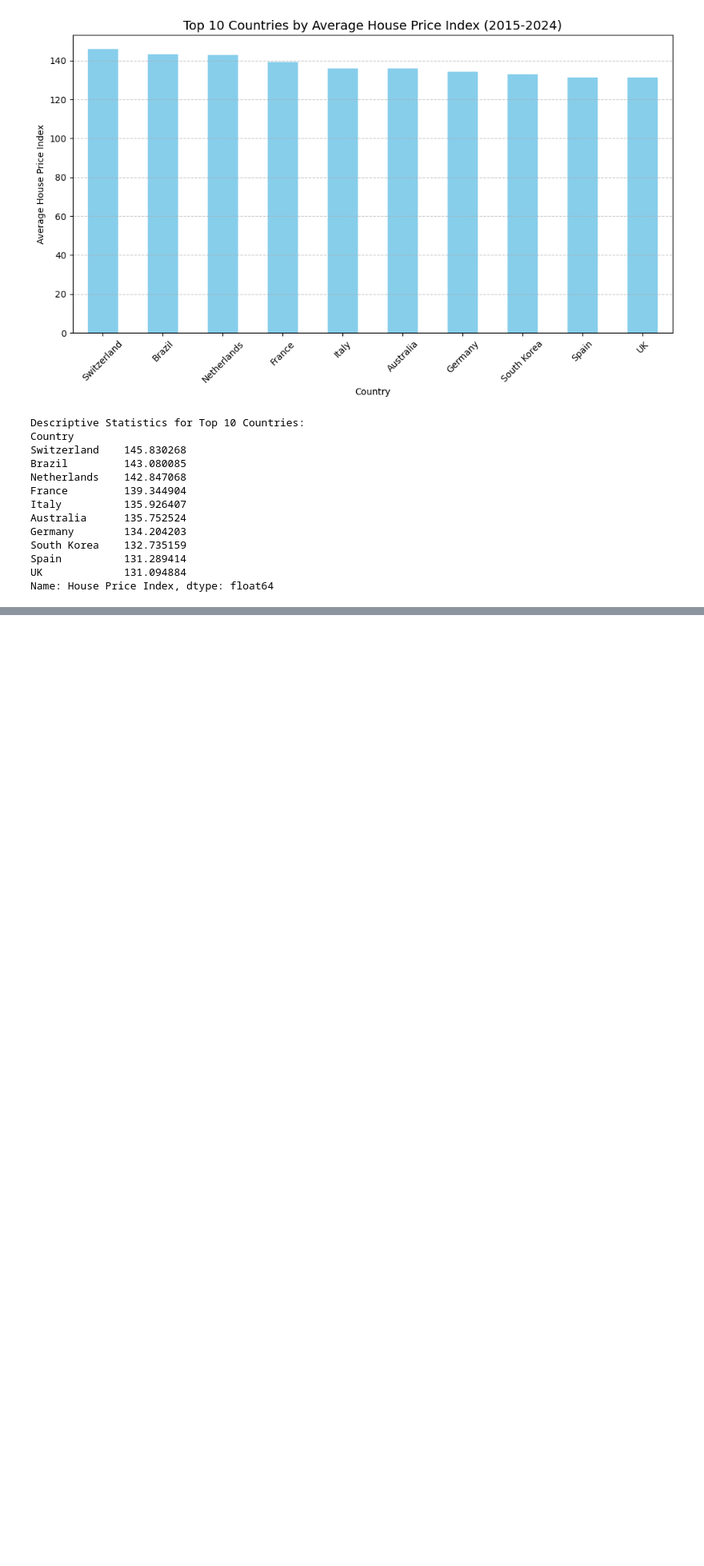
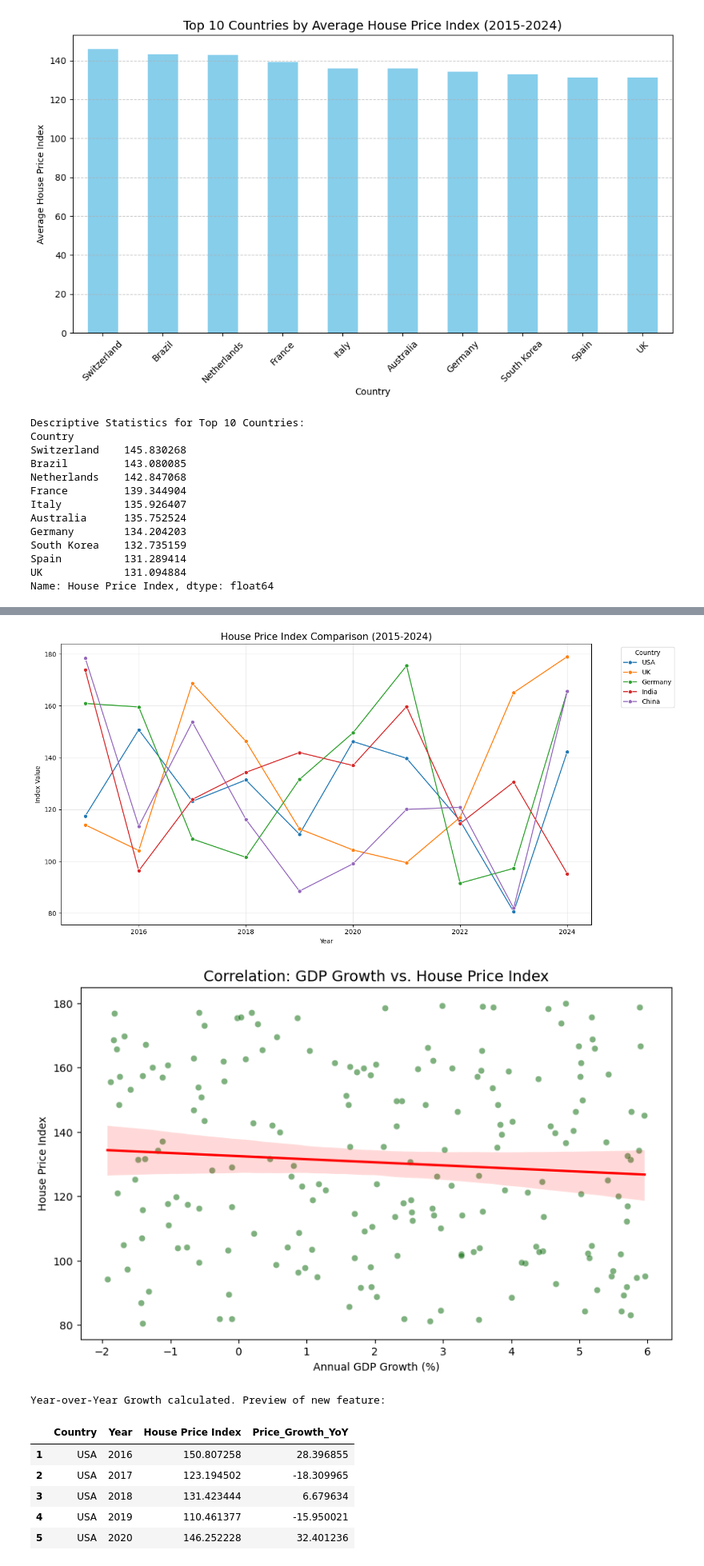
Before and after one commit to DimovDimo/impact-of-economic-indicators-on-properties, a Jupyter notebook: Impact of economic indicators on properties.ipynb, the cells around one changed output, grey strips where cells are left out. Shown at 80% size. Saved outputs shown, nothing was run; the diff lists cells and outputs as text; code cells hidden in the pictures; blank space fills up the shorter version.

```diff
--- a/Impact of economic indicators on properties.ipynb
+++ b/Impact of economic indicators on properties.ipynb
@@ -148,0 +154,44 @@ Name: House Price Index, dtype: float64
+# %%
+# --- Comparative Trends and Economic Correlation ---
+
+import matplotlib.pyplot as plt
+import seaborn as sns
+
+# 1. Compare specific countries (e.g., USA, Germany, UK, China, India)
+selected_countries = ['USA', 'Germany', 'UK', 'China', 'India']
+df_filtered = df_housing[df_housing['Country'].isin(selected_countries)]
+
+plt.figure(figsize=(14, 7))
+sns.lineplot(data=df_filtered, x='Year', y='House Price Index', hue='Country', marker='o')
+plt.title('House Price Index Comparison (2015-2024)', fontsize=15)
+plt.ylabel('Index Value')
+plt.grid(True, alpha=0.3)
+plt.legend(title='Country', bbox_to_anchor=(1.05, 1), loc='upper left')
+plt.tight_layout()
+plt.show()
+
+# 2. Relationship between GDP Growth and Housing Prices
+plt.figure(figsize=(10, 6))
+sns.scatterplot(data=df_housing, x='GDP Growth (%)', y='House Price Index', alpha=0.5, color='darkgreen')
+sns.regplot(data=df_housing, x='GDP Growth (%)', y='House Price Index', scatter=False, color='red')
+plt.title('Correlation: GDP Growth vs. House Price Index', fontsize=14)
+plt.xlabel('Annual GDP Growth (%)')
+plt.ylabel('House Price Index')
+plt.show()
+
+# 3. Calculating annual growth rates (Feature Engineering)
+# We calculate the percentage change in prices year-over-year for each country
+df_housing['Price_Growth_YoY'] = df_housing.groupby('Country')['House Price Index'].pct_change() * 100
+
+print("Year-over-Year Growth calculated. Preview of new feature:")
+display(df_housing[['Country', 'Year', 'House Price Index', 'Price_Growth_YoY']].dropna().head())
+# %% [output]
+[figure, added]
+[figure, added]
+Year-over-Year Growth calculated. Preview of new feature:
+|  | Country | Year | House Price Index | Price_Growth_YoY |
+| 1 | USA | 2016 | 150.807258 | 28.396855 |
+| 2 | USA | 2017 | 123.194502 | -18.309965 |
+| 3 | USA | 2018 | 131.423444 | 6.679634 |
+| 4 | USA | 2019 | 110.461377 | -15.950021 |
+| 5 | USA | 2020 | 146.252228 | 32.401236 |
```
Also changed, not shown: parts of 3 cells of this notebook.
